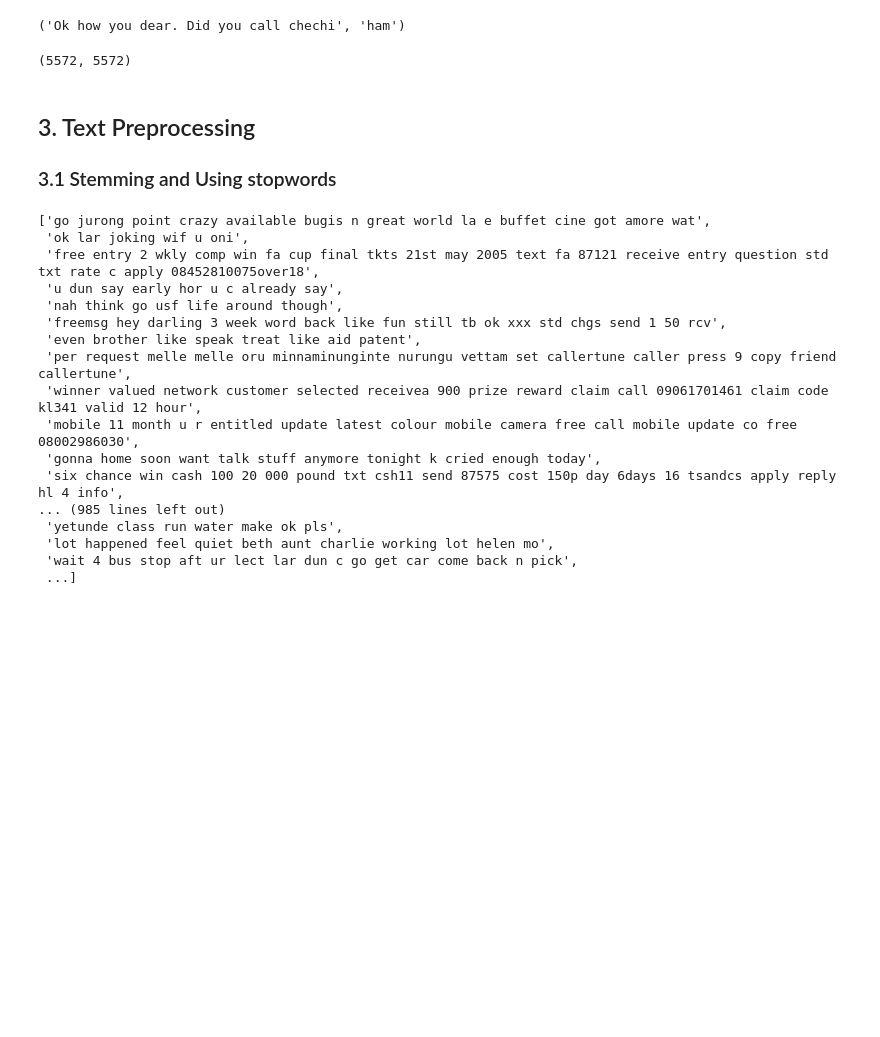
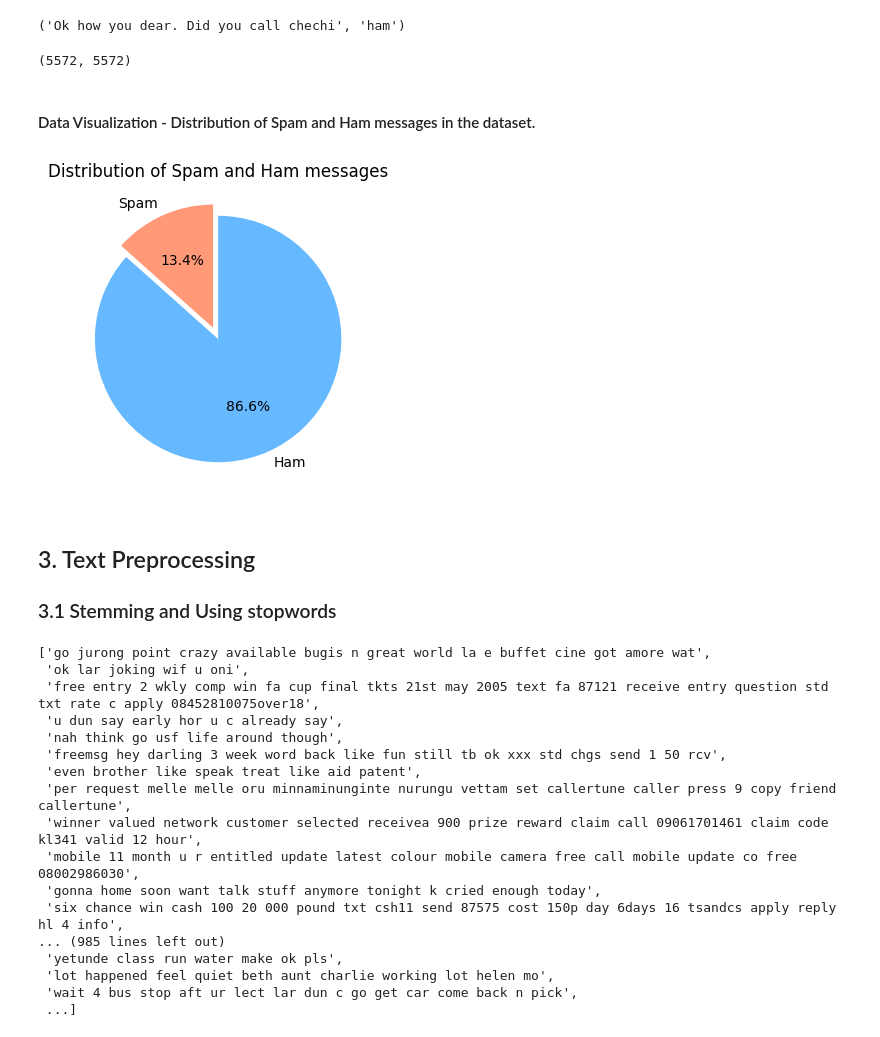
Before and after one commit to SambitSatapathy9/Bharat_Intern, a Jupyter notebook: Spam_SMS_Classifier/Spam_Classifier.ipynb, the cells around one changed output. Cells and saved outputs as stored; diff of their text form; code cells hidden in the pictures; blank space fills up the shorter version.

```diff
--- a/Spam_SMS_Classifier/Spam_Classifier.ipynb
+++ b/Spam_SMS_Classifier/Spam_Classifier.ipynb
@@ -119,6 +101,27 @@ y = df['label']
 len(X), len(y)  # Displaying the length of X (messages) and y (labels)
 # %% [output]
 (5572, 5572)
+# %% [markdown]
+#### Data Visualization - Distribution of Spam and Ham messages in the dataset.
+# %%
+#Count the number of spam and ham messages
+spam = df[df['label']=='spam'].shape[0]
+ham = df[df['label']=='ham'].shape[0]
+
+#Data for the pie chart
+labels = ['Spam', 'Ham']
+sizes = [spam, ham]
+explode = (0.1,0) #To highlight the spam slice, it'll be exploded a bit
+colors = ['#ff9978','#66b9ff']
+autopct='%1.1f%%'
+
+#Creating the pie chart
+plt.figure(figsize=(6,4))
+plt.pie(sizes,colors=colors, explode=explode, labels=labels,startangle=90,autopct=autopct)
+plt.title('Distribution of Spam and Ham messages', )
+plt.show()
+# %% [output]
+[figure, added]
 # %%
 # Convert the labels 'spam' to 1 and 'ham' to 0 in the variable y
 y = [1 if label == 'spam' else 0 for label in y]
```
Also changed, not shown: parts of 18 cells of this notebook.
